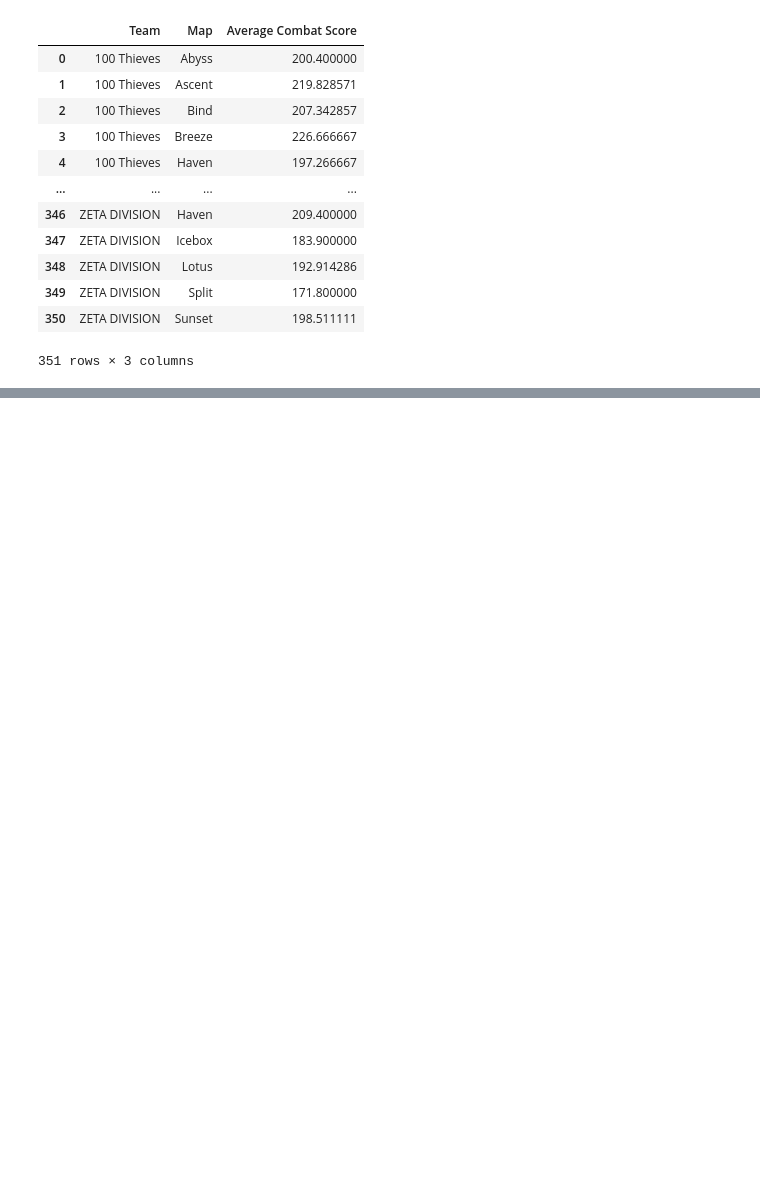
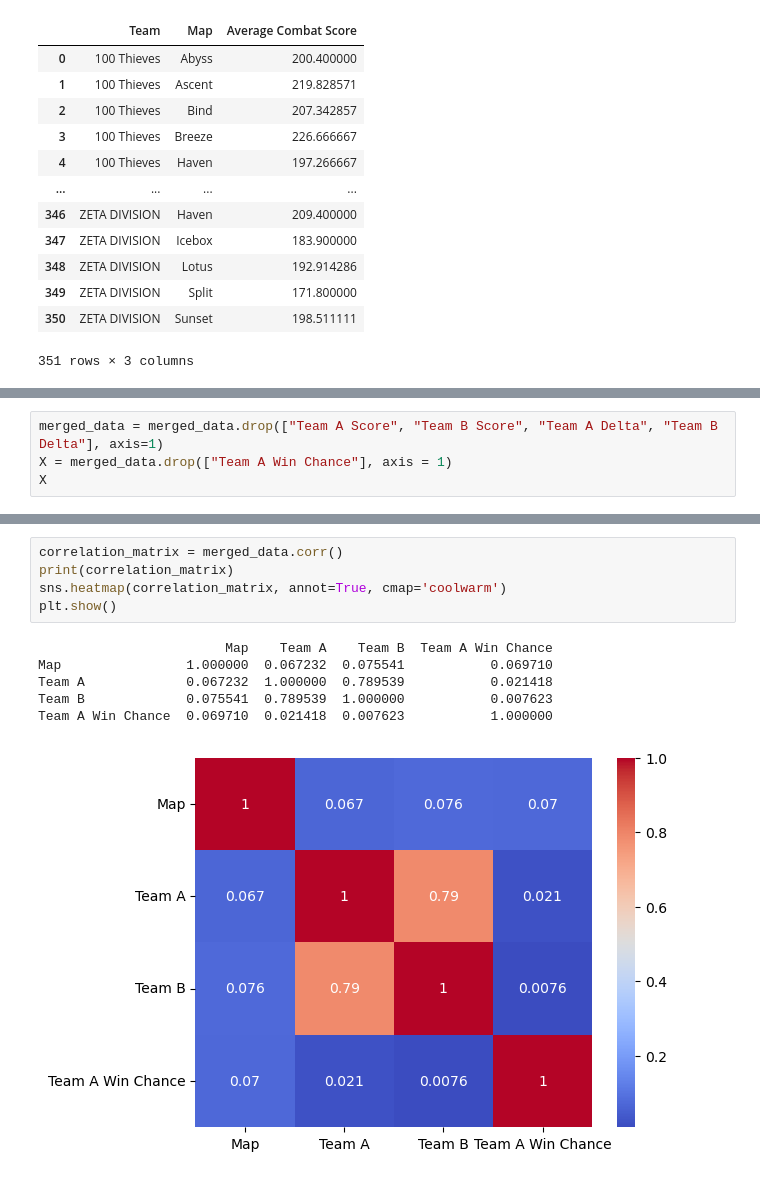
Before and after one commit to XLeling727/Valoglyph, a Jupyter notebook: data.ipynb, the cells around one changed output, grey strips where cells are left out. Saved outputs shown, nothing was run; the diff lists cells and outputs as text; blank space fills up the shorter version.

```diff
--- a/data.ipynb
+++ b/data.ipynb
@@ -125,0 +137,4 @@ Name: Team B, Length: 1018, dtype: int64
+# %%
+merged_data = merged_data.drop(["Team A Score", "Team B Score", "Team A Delta", "Team B Delta"], axis=1)
+X = merged_data.drop(["Team A Win Chance"], axis = 1)
+X
@@ -125,0 +215,12 @@ Name: Team B, Length: 1018, dtype: int64
+# %%
+correlation_matrix = merged_data.corr()
+print(correlation_matrix)
+sns.heatmap(correlation_matrix, annot=True, cmap='coolwarm')
+plt.show()
+# %% [output]
+                        Map    Team A    Team B  Team A Win Chance
+Map                1.000000  0.067232  0.075541           0.069710
+Team A             0.067232  1.000000  0.789539           0.021418
+Team B             0.075541  0.789539  1.000000           0.007623
+Team A Win Chance  0.069710  0.021418  0.007623           1.000000
+[figure, added]
```
Also changed, not shown: parts of 8 cells of this notebook.
